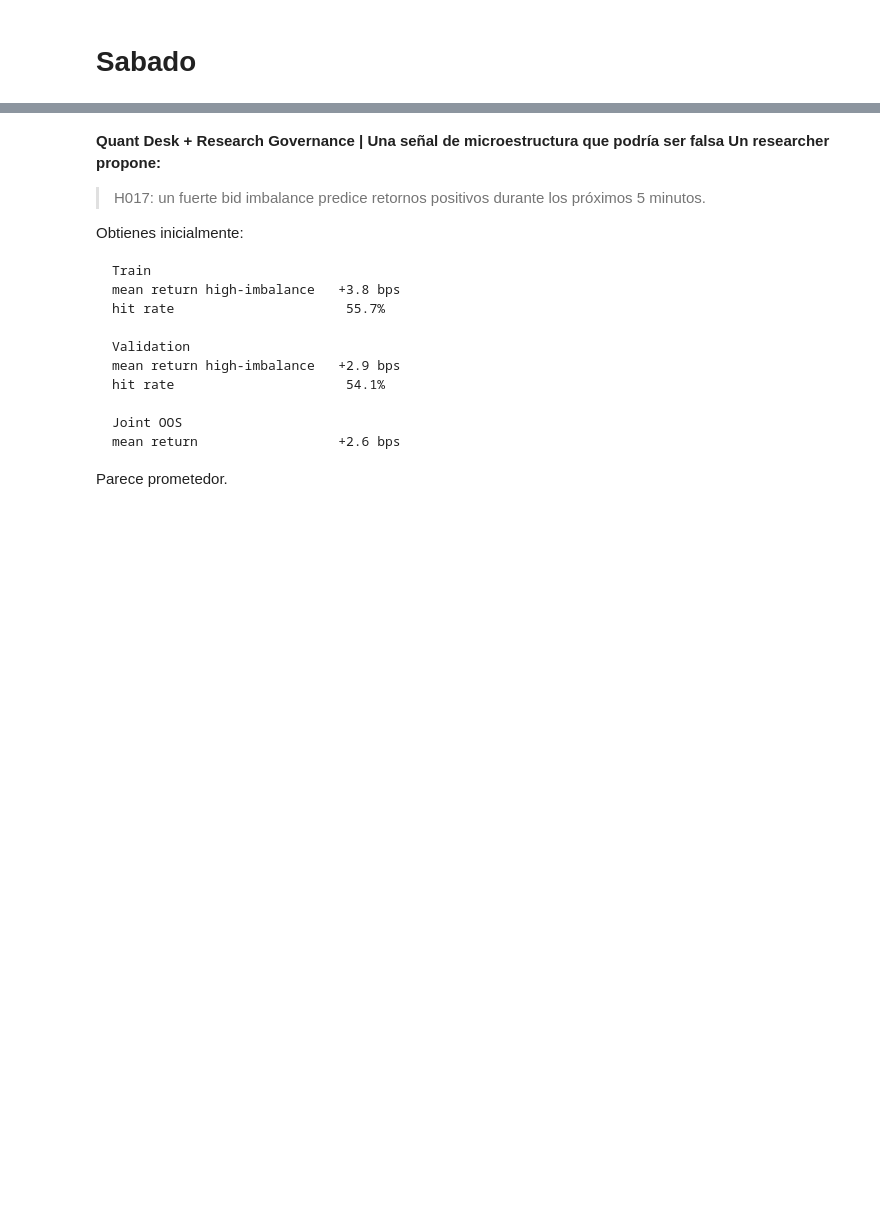
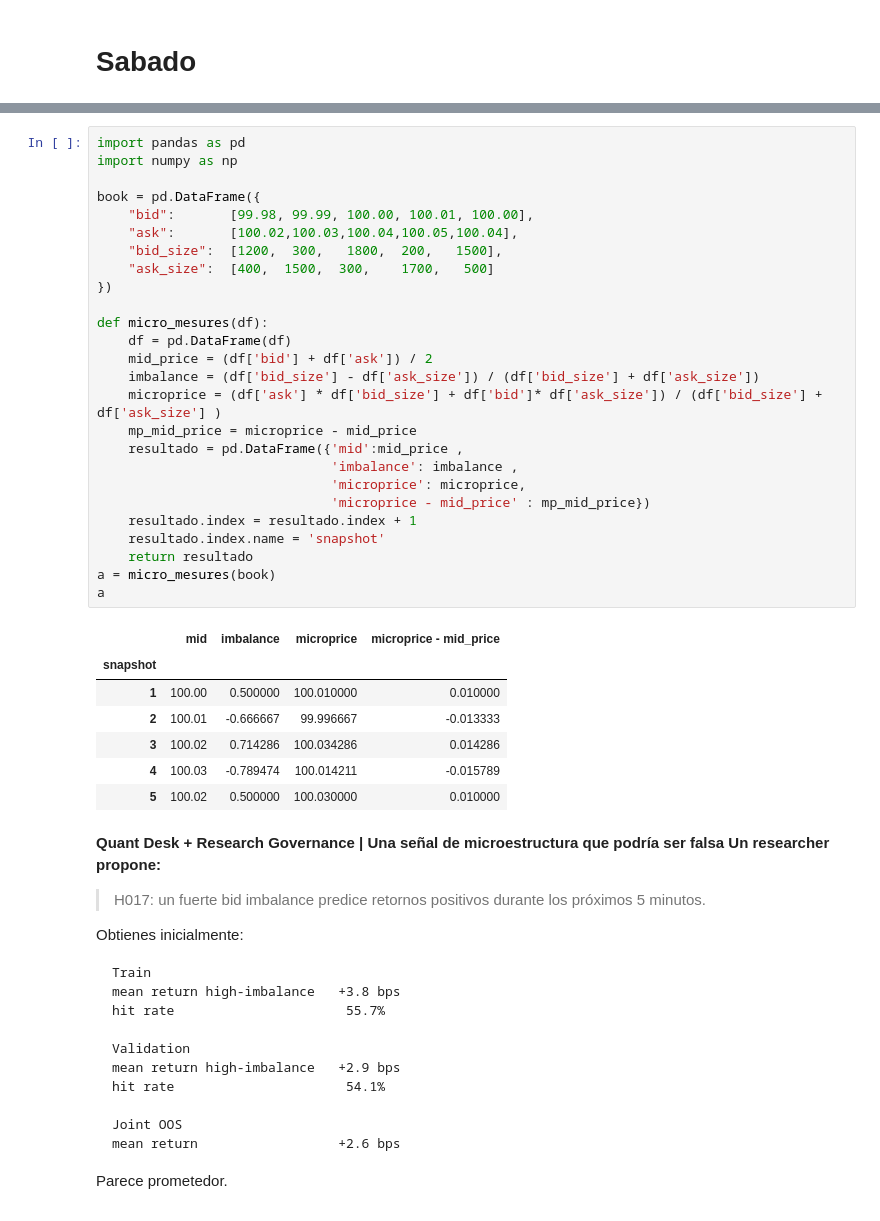
Before and after one commit to ADRIANVM117/quant-research-notes, a Jupyter notebook: maths/Ejericios_quant_diarios/semana_05.ipynb, the cells around one changed output, grey strips where cells are left out. Cells and saved outputs as stored; diff of their text form; blank space fills up the shorter version.

```diff
--- a/maths/Ejericios_quant_diarios/semana_05.ipynb
+++ b/maths/Ejericios_quant_diarios/semana_05.ipynb
@@ -1163,6 +1163,40 @@ Define solamente:
 * métrica OOS.
 
 No hagas el backtest.
+# %%
+import pandas as pd
+import numpy as np
+
+book = pd.DataFrame({
+    "bid":       [99.98, 99.99, 100.00, 100.01, 100.00],
+    "ask":       [100.02,100.03,100.04,100.05,100.04],
+    "bid_size":  [1200,  300,   1800,  200,   1500],
+    "ask_size":  [400,  1500,  300,    1700,   500]
+})
+
+def micro_mesures(df):
+    df = pd.DataFrame(df)
+    mid_price = (df['bid'] + df['ask']) / 2
+    imbalance = (df['bid_size'] - df['ask_size']) / (df['bid_size'] + df['ask_size'])
+    microprice = (df['ask'] * df['bid_size'] + df['bid']* df['ask_size']) / (df['bid_size'] + df['ask_size'] )
+    mp_mid_price = microprice - mid_price
+    resultado = pd.DataFrame({'mid':mid_price ,
+                              'imbalance': imbalance ,
+                              'microprice': microprice,
+                              'microprice - mid_price' : mp_mid_price})
+    resultado.index = resultado.index + 1
+    resultado.index.name = 'snapshot'
+    return resultado
+a = micro_mesures(book)
+a
+# %% [output]
+|  | mid | imbalance | microprice | microprice - mid_price |
+| snapshot |  |  |  |  |
+| 1 | 100.00 | 0.500000 | 100.010000 | 0.010000 |
+| 2 | 100.01 | -0.666667 | 99.996667 | -0.013333 |
+| 3 | 100.02 | 0.714286 | 100.034286 | 0.014286 |
+| 4 | 100.03 | -0.789474 | 100.014211 | -0.015789 |
+| 5 | 100.02 | 0.500000 | 100.030000 | 0.010000 |
 # %% [markdown]
 <b> Quant Desk + Research Governance | Una señal de microestructura que podría ser falsa
 Un researcher propone: </b>
```
Also changed, not shown: parts of 1 cell of this notebook.
